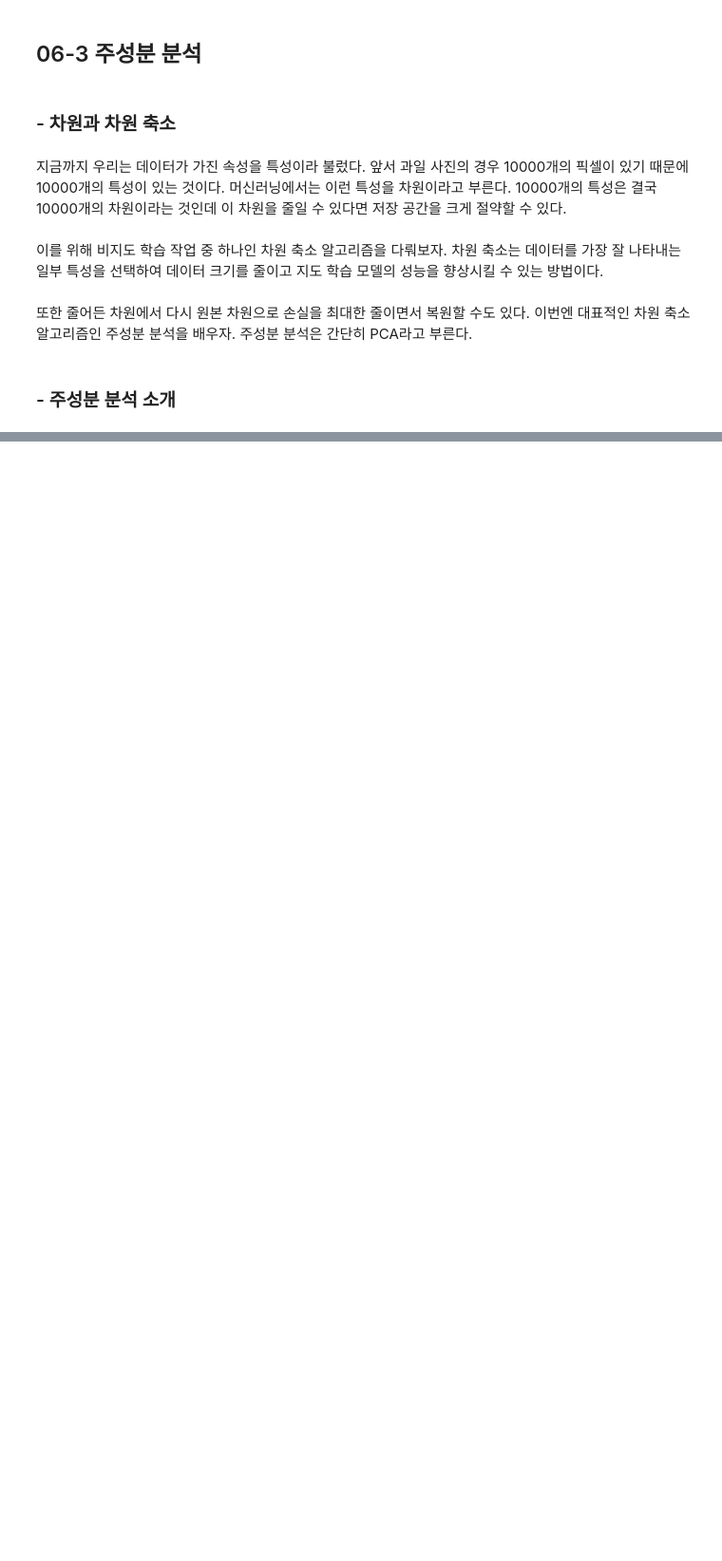
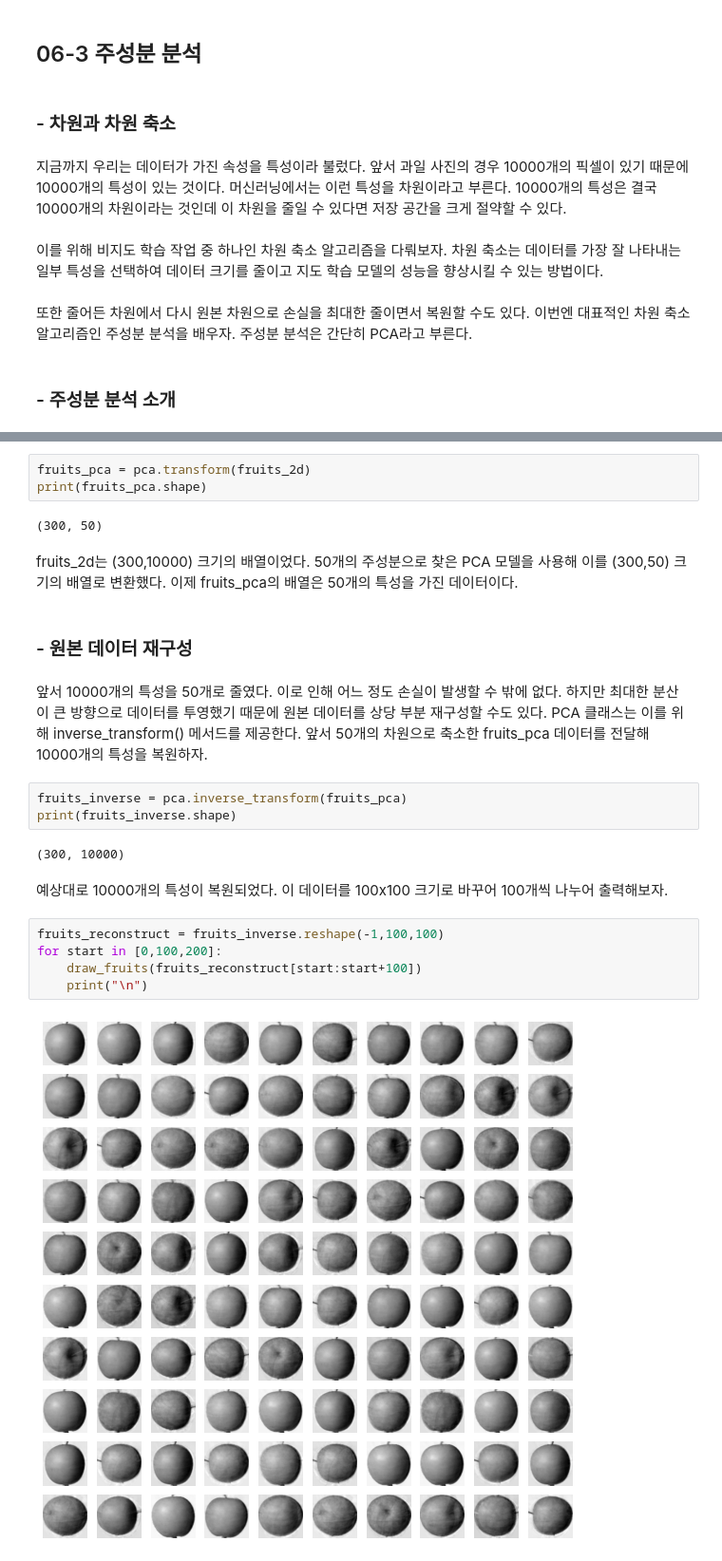
Before and after one commit to jaeyoon89/machinlearnig_deeplearning_study, a Jupyter notebook: mldl_ch6-3_principal_component_analysis.ipynb, the cells around one changed output, grey strips where cells are left out. Shown at 95% size. Saved outputs shown, nothing was run; the diff lists cells and outputs as text; blank space fills up the shorter version.

```diff
--- a/mldl_ch6-3_principal_component_analysis.ipynb
+++ b/mldl_ch6-3_principal_component_analysis.ipynb
@@ -18,0 +95,25 @@
+# %%
+fruits_pca = pca.transform(fruits_2d)
+print(fruits_pca.shape)
+# %% [output]
+(300, 50)
+# %% [markdown]
+fruits_2d는 (300,10000) 크기의 배열이었다. 50개의 주성분으로 찾은 PCA 모델을 사용해 이를 (300,50) 크기의 배열로 변환했다. 이제 fruits_pca의 배열은 50개의 특성을 가진 데이터이다.
+# %% [markdown]
+### - 원본 데이터 재구성
+# %% [markdown]
+앞서 10000개의 특성을 50개로 줄였다. 이로 인해 어느 정도 손실이 발생할 수 밖에 없다. 하지만 최대한 분산이 큰 방향으로 데이터를 투영했기 때문에 원본 데이터를 상당 부분 재구성할 수도 있다. PCA 클래스는 이를 위해 inverse_transform() 메서드를 제공한다. 앞서 50개의 차원으로 축소한 fruits_pca 데이터를 전달해 10000개의 특성을 복원하자.
+# %%
+fruits_inverse = pca.inverse_transform(fruits_pca)
+print(fruits_inverse.shape)
+# %% [output]
+(300, 10000)
+# %% [markdown]
+예상대로 10000개의 특성이 복원되었다. 이 데이터를 100x100 크기로 바꾸어 100개씩 나누어 출력해보자.
+# %%
+fruits_reconstruct = fruits_inverse.reshape(-1,100,100)
+for start in [0,100,200]:
+    draw_fruits(fruits_reconstruct[start:start+100])
+    print("\n")
+# %% [output]
+[figure, added]
```
Also changed, not shown: parts of 25 cells of this notebook.
